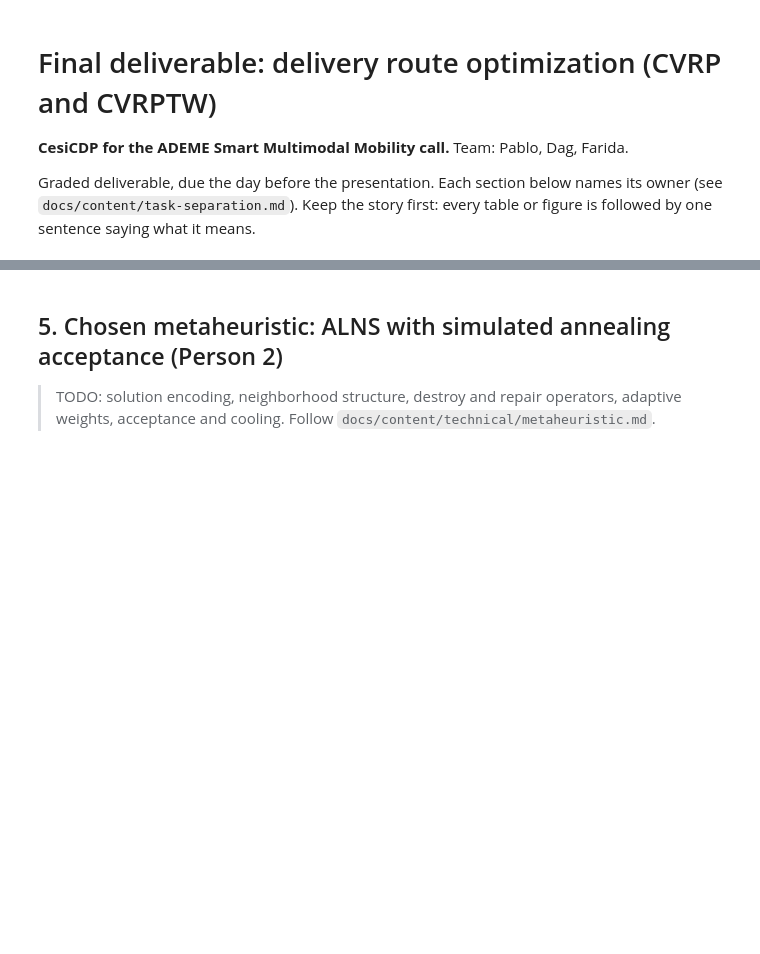
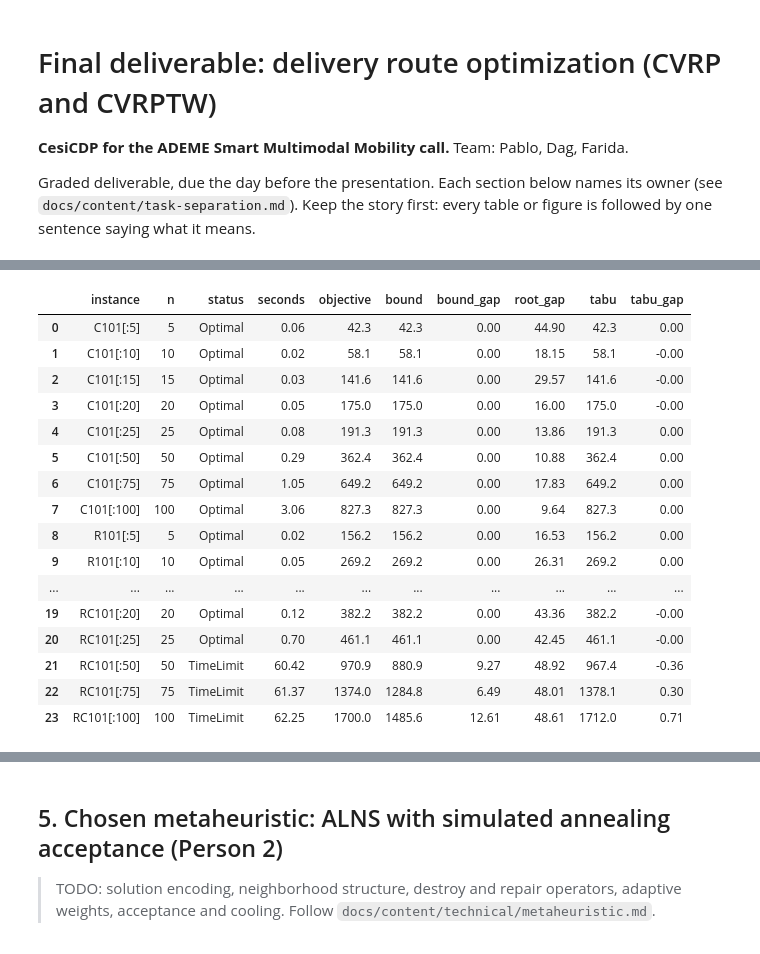
Before and after one commit to zzaved/cesi-cvrp-metaheuristics, a Jupyter notebook: notebooks/02_final_deliverable.ipynb, the cells around one changed output, grey strips where cells are left out. Drawn from its saved outputs; the diff is of its cells as text; code cells hidden in the pictures; blank space fills up the shorter version.

```diff
--- a/notebooks/02_final_deliverable.ipynb
+++ b/notebooks/02_final_deliverable.ipynb
@@ -21,0 +266,25 @@ sentence saying what it means.
+# %%
+t42 = tw.assign(
+    bound_gap=(100 * (tw.objective - tw.bound) / tw.objective).clip(lower=0),
+    tabu_gap=100 * (tw.tabu - tw.objective) / tw.objective,
+)[["instance", "n", "status", "seconds", "objective", "bound", "bound_gap", "root_gap", "tabu",
+   "tabu_gap"]]
+display(t42.round(2))
+# %% [output]
+|  | instance | n | status | seconds | objective | bound | bound_gap | root_gap | tabu | tabu_gap |
+| 0 | C101[:5] | 5 | Optimal | 0.06 | 42.3 | 42.3 | 0.00 | 44.90 | 42.3 | 0.00 |
+| 1 | C101[:10] | 10 | Optimal | 0.02 | 58.1 | 58.1 | 0.00 | 18.15 | 58.1 | -0.00 |
+| 2 | C101[:15] | 15 | Optimal | 0.03 | 141.6 | 141.6 | 0.00 | 29.57 | 141.6 | -0.00 |
+| 3 | C101[:20] | 20 | Optimal | 0.05 | 175.0 | 175.0 | 0.00 | 16.00 | 175.0 | -0.00 |
+| 4 | C101[:25] | 25 | Optimal | 0.08 | 191.3 | 191.3 | 0.00 | 13.86 | 191.3 | 0.00 |
+| 5 | C101[:50] | 50 | Optimal | 0.29 | 362.4 | 362.4 | 0.00 | 10.88 | 362.4 | 0.00 |
+| 6 | C101[:75] | 75 | Optimal | 1.05 | 649.2 | 649.2 | 0.00 | 17.83 | 649.2 | 0.00 |
+| 7 | C101[:100] | 100 | Optimal | 3.06 | 827.3 | 827.3 | 0.00 | 9.64 | 827.3 | 0.00 |
+| 8 | R101[:5] | 5 | Optimal | 0.02 | 156.2 | 156.2 | 0.00 | 16.53 | 156.2 | 0.00 |
+| 9 | R101[:10] | 10 | Optimal | 0.05 | 269.2 | 269.2 | 0.00 | 26.31 | 269.2 | 0.00 |
+| ... | ... | ... | ... | ... | ... | ... | ... | ... | ... | ... |
+| 19 | RC101[:20] | 20 | Optimal | 0.12 | 382.2 | 382.2 | 0.00 | 43.36 | 382.2 | -0.00 |
+| 20 | RC101[:25] | 25 | Optimal | 0.70 | 461.1 | 461.1 | 0.00 | 42.45 | 461.1 | -0.00 |
+| 21 | RC101[:50] | 50 | TimeLimit | 60.42 | 970.9 | 880.9 | 9.27 | 48.92 | 967.4 | -0.36 |
+| 22 | RC101[:75] | 75 | TimeLimit | 61.37 | 1374.0 | 1284.8 | 6.49 | 48.01 | 1378.1 | 0.30 |
+| 23 | RC101[:100] | 100 | TimeLimit | 62.25 | 1700.0 | 1485.6 | 12.61 | 48.61 | 1712.0 | 0.71 |
```
Also changed, not shown: parts of 15 cells of this notebook.
